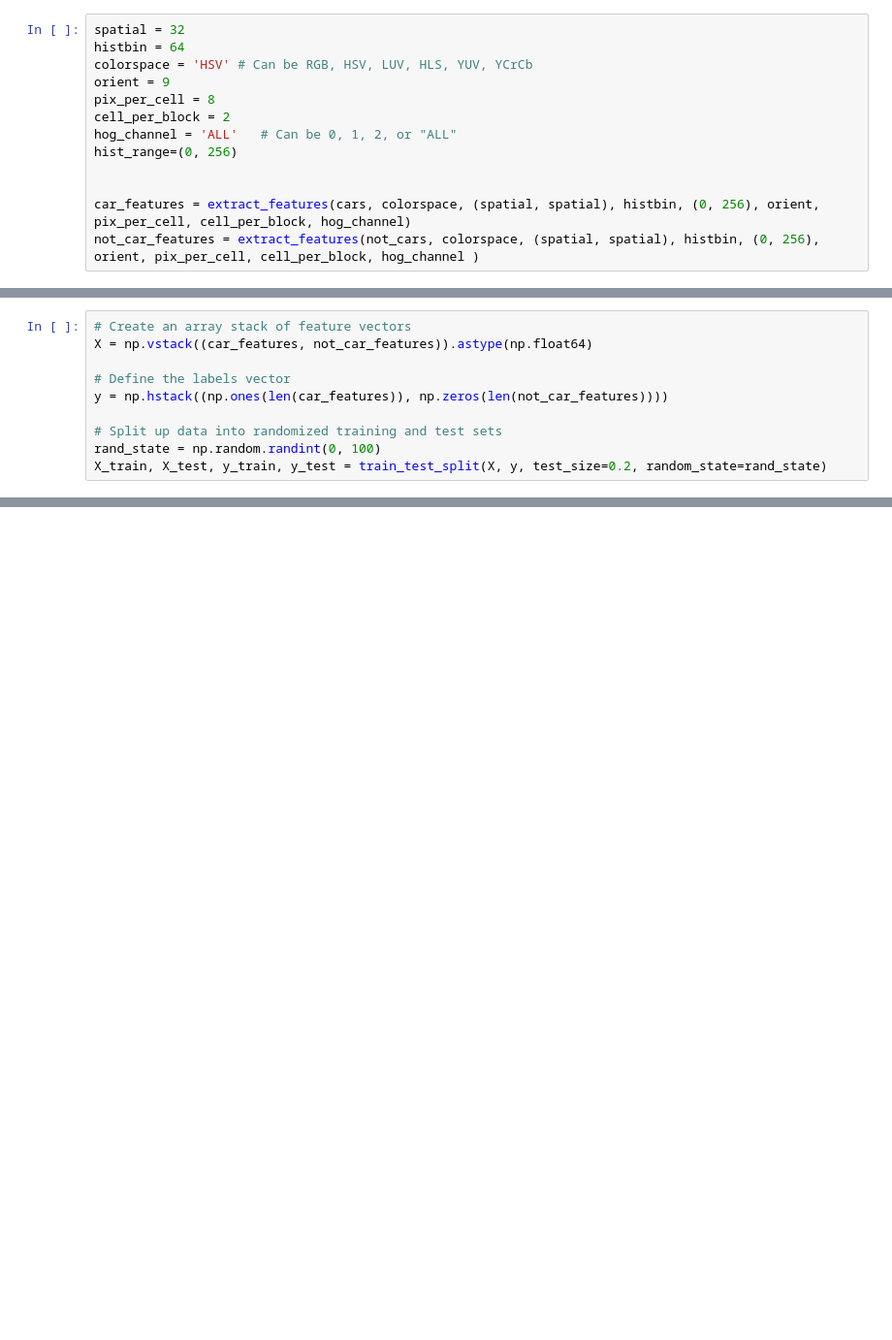
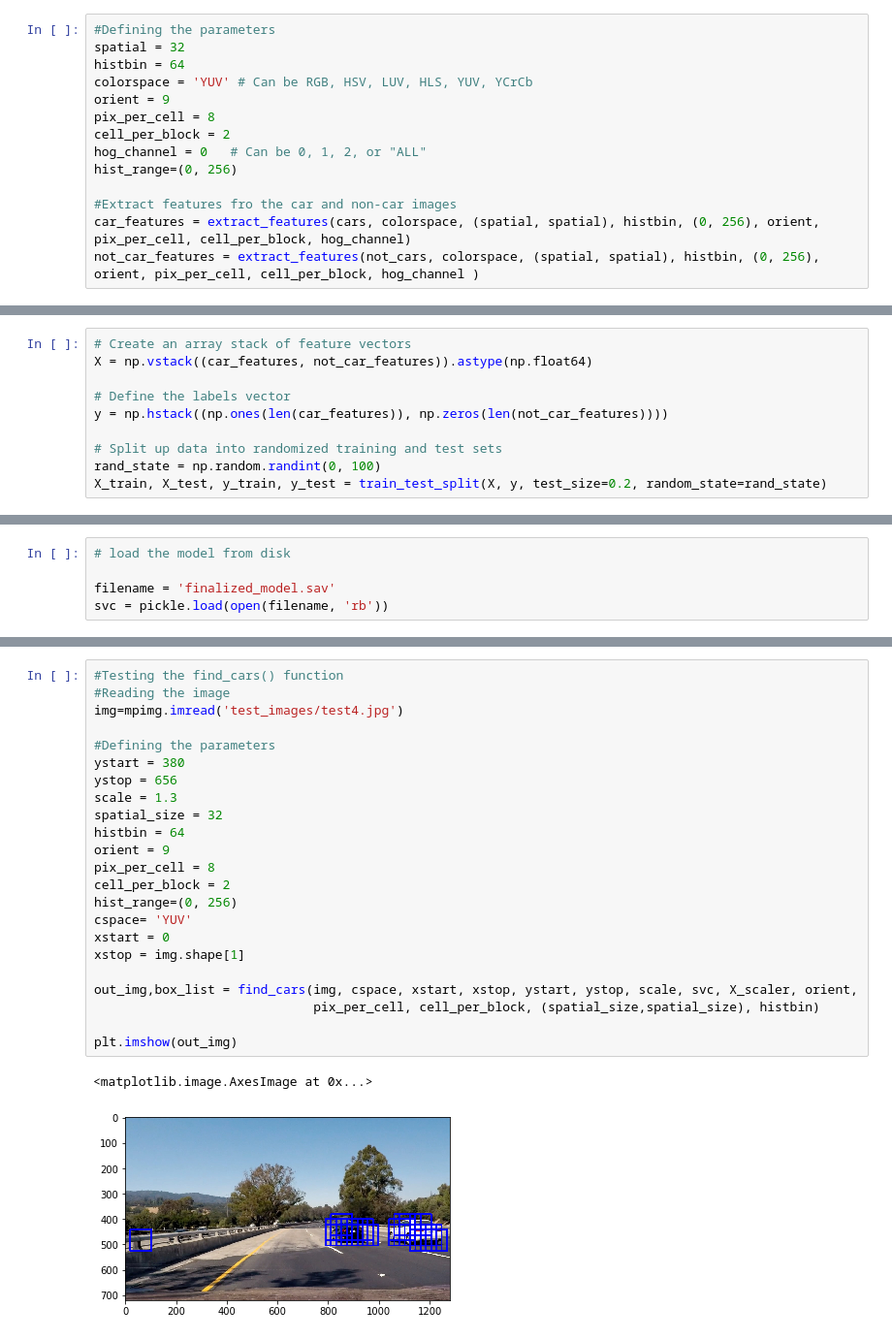
Before and after one commit to navinrahim/CarND-Vehicle-Detection, a Jupyter notebook: car_detection_main.ipynb, the cells around one changed output, grey strips where cells are left out. Shown at 97% size. Drawn from its saved outputs; the diff is of its cells as text; blank space fills up the shorter version.

```diff
--- a/car_detection_main.ipynb
+++ b/car_detection_main.ipynb
@@ -131,16 +145,17 @@ def extract_features(imgs, cspace, spatial_size, hist_bins, hist_range, orient,
     # Return list of feature vectors
     return features
 # %%
+#Defining the parameters
 spatial = 32
 histbin = 64
-colorspace = 'HSV' # Can be RGB, HSV, LUV, HLS, YUV, YCrCb
+colorspace = 'YUV' # Can be RGB, HSV, LUV, HLS, YUV, YCrCb
 orient = 9
 pix_per_cell = 8
 cell_per_block = 2
-hog_channel = 'ALL'   # Can be 0, 1, 2, or "ALL"
+hog_channel = 0   # Can be 0, 1, 2, or "ALL"
 hist_range=(0, 256)
 
-
+#Extract features fro the car and non-car images
 car_features = extract_features(cars, colorspace, (spatial, spatial), histbin, (0, 256), orient, pix_per_cell, cell_per_block, hog_channel)
 not_car_features = extract_features(not_cars, colorspace, (spatial, spatial), histbin, (0, 256), orient, pix_per_cell, cell_per_block, hog_channel )
 # %%
@@ -331,0 +206,5 @@ ValueError: operands could not be broadcast together with shapes (1,5028) (8556,
+# %%
+# load the model from disk
+
+filename = 'finalized_model.sav'
+svc = pickle.load(open(filename, 'rb'))
@@ -364 +381,27 @@ def draw_labeled_bboxes(img, labels):
+# %%
+#Testing the find_cars() function
+#Reading the image
+img=mpimg.imread('test_images/test4.jpg')
+
+#Defining the parameters
+ystart = 380
+ystop = 656
+scale = 1.3
+spatial_size = 32
+histbin = 64
+orient = 9
+pix_per_cell = 8
+cell_per_block = 2
+hist_range=(0, 256)
+cspace= 'YUV'
+xstart = 0
+xstop = img.shape[1]
+
+out_img,box_list = find_cars(img, cspace, xstart, xstop, ystart, ystop, scale, svc, X_scaler, orient,
+                             pix_per_cell, cell_per_block, (spatial_size,spatial_size), histbin)
+
+plt.imshow(out_img)
+# %% [output]
+<matplotlib.image.AxesImage at 0x...>
+[figure, added]
 # %%
```
Also changed, not shown: parts of 22 cells of this notebook, 22 other files.
